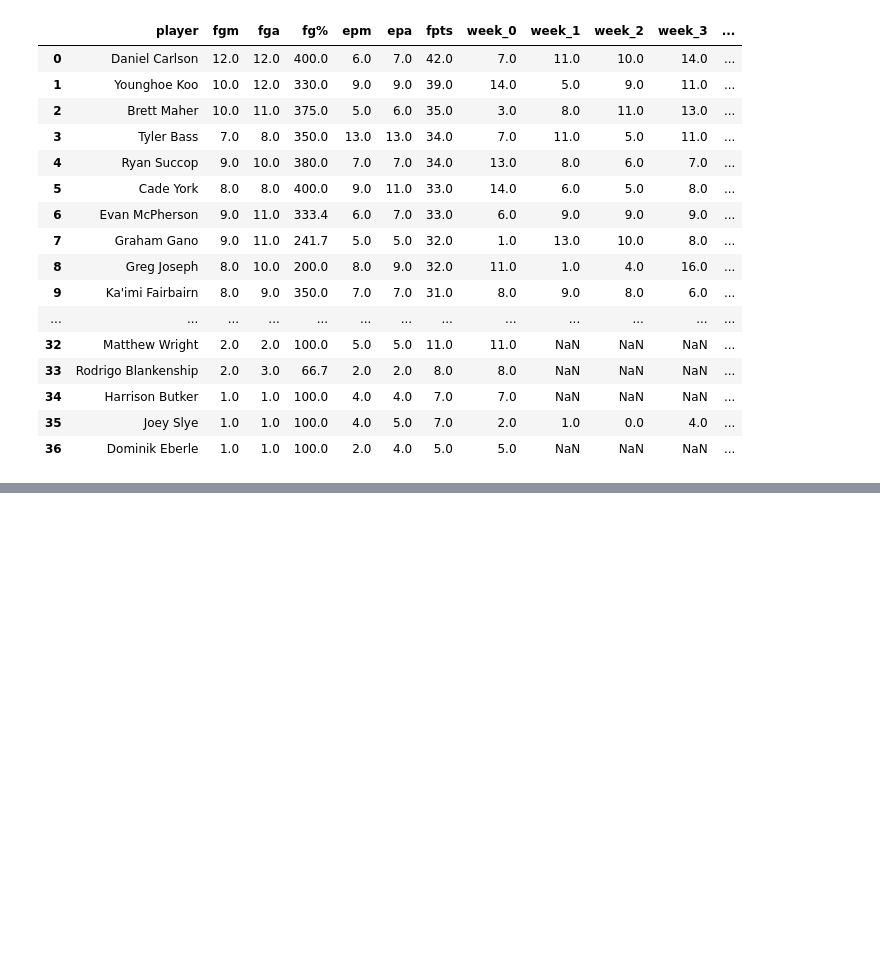
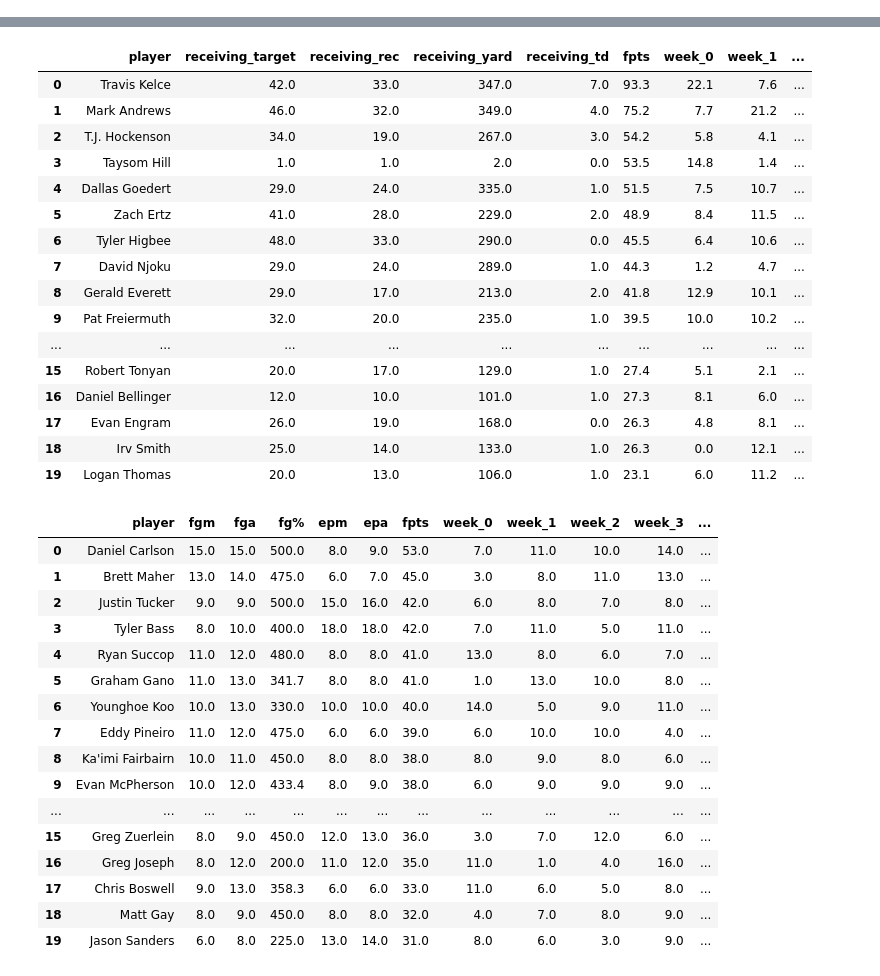
Before and after one commit to voynow/ESPN-fantasy-football-3, a Jupyter notebook: eda.ipynb, the cells around one changed output, grey strips where cells are left out. Drawn from its saved outputs; the diff is of its cells as text; code cells hidden in the pictures; blank space fills up the shorter version.

Commit message:
Update for week 5 data

```diff
--- a/eda.ipynb
+++ b/eda.ipynb
@@ -24,25 +24,11 @@ strength_of_schedule = data_ops.get_strength_of_schedule(dfs)
 scoring_leaders = data_ops.get_scoring_leaders(dfs)
 
 for key in scoring_leaders:
+    scoring_leaders[key]['SoS'] = [strength_of_schedule[player]['fpts/g'].mean() if player in strength_of_schedule else None for player in scoring_leaders[key]['player']]
 
-    scoring_leaders[key]['SoS'] = [strength_of_schedule[player]['fpts/g'].mean() if player in strength_of_schedule else None for player in scoring_leaders[key]['player']]
+    sos = scoring_leaders[key]['SoS']
+    scoring_leaders[key]['SoS'] = (sos - sos.min()) / (sos.max() - sos.min())
-# %%
-scoring_leaders['kicker'].head(40)
-# %% [output]
-|  | player | fgm | fga | fg% | epm | epa | fpts | week_0 | week_1 | week_2 | week_3 | ... |
-| 0 | Daniel Carlson | 12.0 | 12.0 | 400.0 | 6.0 | 7.0 | 42.0 | 7.0 | 11.0 | 10.0 | 14.0 | ... |
-| 1 | Younghoe Koo | 10.0 | 12.0 | 330.0 | 9.0 | 9.0 | 39.0 | 14.0 | 5.0 | 9.0 | 11.0 | ... |
-| 2 | Brett Maher | 10.0 | 11.0 | 375.0 | 5.0 | 6.0 | 35.0 | 3.0 | 8.0 | 11.0 | 13.0 | ... |
-| 3 | Tyler Bass | 7.0 | 8.0 | 350.0 | 13.0 | 13.0 | 34.0 | 7.0 | 11.0 | 5.0 | 11.0 | ... |
-| 4 | Ryan Succop | 9.0 | 10.0 | 380.0 | 7.0 | 7.0 | 34.0 | 13.0 | 8.0 | 6.0 | 7.0 | ... |
-| 5 | Cade York | 8.0 | 8.0 | 400.0 | 9.0 | 11.0 | 33.0 | 14.0 | 6.0 | 5.0 | 8.0 | ... |
-| 6 | Evan McPherson | 9.0 | 11.0 | 333.4 | 6.0 | 7.0 | 33.0 | 6.0 | 9.0 | 9.0 | 9.0 | ... |
-| 7 | Graham Gano | 9.0 | 11.0 | 241.7 | 5.0 | 5.0 | 32.0 | 1.0 | 13.0 | 10.0 | 8.0 | ... |
-| 8 | Greg Joseph | 8.0 | 10.0 | 200.0 | 8.0 | 9.0 | 32.0 | 11.0 | 1.0 | 4.0 | 16.0 | ... |
-| 9 | Ka'imi Fairbairn | 8.0 | 9.0 | 350.0 | 7.0 | 7.0 | 31.0 | 8.0 | 9.0 | 8.0 | 6.0 | ... |
-| ... | ... | ... | ... | ... | ... | ... | ... | ... | ... | ... | ... | ... |
-| 32 | Matthew Wright | 2.0 | 2.0 | 100.0 | 5.0 | 5.0 | 11.0 | 11.0 | NaN | NaN | NaN | ... |
-| 33 | Rodrigo Blankenship | 2.0 | 3.0 | 66.7 | 2.0 | 2.0 | 8.0 | 8.0 | NaN | NaN | NaN | ... |
-| 34 | Harrison Butker | 1.0 | 1.0 | 100.0 | 4.0 | 4.0 | 7.0 | 7.0 | NaN | NaN | NaN | ... |
-| 35 | Joey Slye | 1.0 | 1.0 | 100.0 | 4.0 | 5.0 | 7.0 | 2.0 | 1.0 | 0.0 | 4.0 | ... |
-| 36 | Dominik Eberle | 1.0 | 1.0 | 100.0 | 2.0 | 4.0 | 5.0 | 5.0 | NaN | NaN | NaN | ... |
+# %%
+for key in scoring_leaders:
+    display(scoring_leaders[key].head(20))
+# %% [output]
@@ -48,0 +86,34 @@ scoring_leaders['kicker'].head(40)
+|  | player | receiving_target | receiving_rec | receiving_yard | receiving_td | fpts | week_0 | week_1 | ... |
+| 0 | Travis Kelce | 42.0 | 33.0 | 347.0 | 7.0 | 93.3 | 22.1 | 7.6 | ... |
+| 1 | Mark Andrews | 46.0 | 32.0 | 349.0 | 4.0 | 75.2 | 7.7 | 21.2 | ... |
+| 2 | T.J. Hockenson | 34.0 | 19.0 | 267.0 | 3.0 | 54.2 | 5.8 | 4.1 | ... |
+| 3 | Taysom Hill | 1.0 | 1.0 | 2.0 | 0.0 | 53.5 | 14.8 | 1.4 | ... |
+| 4 | Dallas Goedert | 29.0 | 24.0 | 335.0 | 1.0 | 51.5 | 7.5 | 10.7 | ... |
+| 5 | Zach Ertz | 41.0 | 28.0 | 229.0 | 2.0 | 48.9 | 8.4 | 11.5 | ... |
+| 6 | Tyler Higbee | 48.0 | 33.0 | 290.0 | 0.0 | 45.5 | 6.4 | 10.6 | ... |
+| 7 | David Njoku | 29.0 | 24.0 | 289.0 | 1.0 | 44.3 | 1.2 | 4.7 | ... |
+| 8 | Gerald Everett | 29.0 | 17.0 | 213.0 | 2.0 | 41.8 | 12.9 | 10.1 | ... |
+| 9 | Pat Freiermuth | 32.0 | 20.0 | 235.0 | 1.0 | 39.5 | 10.0 | 10.2 | ... |
+| ... | ... | ... | ... | ... | ... | ... | ... | ... | ... |
+| 15 | Robert Tonyan | 20.0 | 17.0 | 129.0 | 1.0 | 27.4 | 5.1 | 2.1 | ... |
+| 16 | Daniel Bellinger | 12.0 | 10.0 | 101.0 | 1.0 | 27.3 | 8.1 | 6.0 | ... |
+| 17 | Evan Engram | 26.0 | 19.0 | 168.0 | 0.0 | 26.3 | 4.8 | 8.1 | ... |
+| 18 | Irv Smith | 25.0 | 14.0 | 133.0 | 1.0 | 26.3 | 0.0 | 12.1 | ... |
+| 19 | Logan Thomas | 20.0 | 13.0 | 106.0 | 1.0 | 23.1 | 6.0 | 11.2 | ... |
+|  | player | fgm | fga | fg% | epm | epa | fpts | week_0 | week_1 | week_2 | week_3 | ... |
+| 0 | Daniel Carlson | 15.0 | 15.0 | 500.0 | 8.0 | 9.0 | 53.0 | 7.0 | 11.0 | 10.0 | 14.0 | ... |
+| 1 | Brett Maher | 13.0 | 14.0 | 475.0 | 6.0 | 7.0 | 45.0 | 3.0 | 8.0 | 11.0 | 13.0 | ... |
+| 2 | Justin Tucker | 9.0 | 9.0 | 500.0 | 15.0 | 16.0 | 42.0 | 6.0 | 8.0 | 7.0 | 8.0 | ... |
+| 3 | Tyler Bass | 8.0 | 10.0 | 400.0 | 18.0 | 18.0 | 42.0 | 7.0 | 11.0 | 5.0 | 11.0 | ... |
+| 4 | Ryan Succop | 11.0 | 12.0 | 480.0 | 8.0 | 8.0 | 41.0 | 13.0 | 8.0 | 6.0 | 7.0 | ... |
+| 5 | Graham Gano | 11.0 | 13.0 | 341.7 | 8.0 | 8.0 | 41.0 | 1.0 | 13.0 | 10.0 | 8.0 | ... |
+| 6 | Younghoe Koo | 10.0 | 13.0 | 330.0 | 10.0 | 10.0 | 40.0 | 14.0 | 5.0 | 9.0 | 11.0 | ... |
+| 7 | Eddy Pineiro | 11.0 | 12.0 | 475.0 | 6.0 | 6.0 | 39.0 | 6.0 | 10.0 | 10.0 | 4.0 | ... |
+| 8 | Ka'imi Fairbairn | 10.0 | 11.0 | 450.0 | 8.0 | 8.0 | 38.0 | 8.0 | 9.0 | 8.0 | 6.0 | ... |
+| 9 | Evan McPherson | 10.0 | 12.0 | 433.4 | 8.0 | 9.0 | 38.0 | 6.0 | 9.0 | 9.0 | 9.0 | ... |
+| ... | ... | ... | ... | ... | ... | ... | ... | ... | ... | ... | ... | ... |
+| 15 | Greg Zuerlein | 8.0 | 9.0 | 450.0 | 12.0 | 13.0 | 36.0 | 3.0 | 7.0 | 12.0 | 6.0 | ... |
+| 16 | Greg Joseph | 8.0 | 12.0 | 200.0 | 11.0 | 12.0 | 35.0 | 11.0 | 1.0 | 4.0 | 16.0 | ... |
+| 17 | Chris Boswell | 9.0 | 13.0 | 358.3 | 6.0 | 6.0 | 33.0 | 11.0 | 6.0 | 5.0 | 8.0 | ... |
+| 18 | Matt Gay | 8.0 | 9.0 | 450.0 | 8.0 | 8.0 | 32.0 | 4.0 | 7.0 | 8.0 | 9.0 | ... |
+| 19 | Jason Sanders | 6.0 | 8.0 | 225.0 | 13.0 | 14.0 | 31.0 | 8.0 | 6.0 | 3.0 | 9.0 | ... |
```
Also changed, not shown: parts of 3 cells of this notebook, 4 other files.
